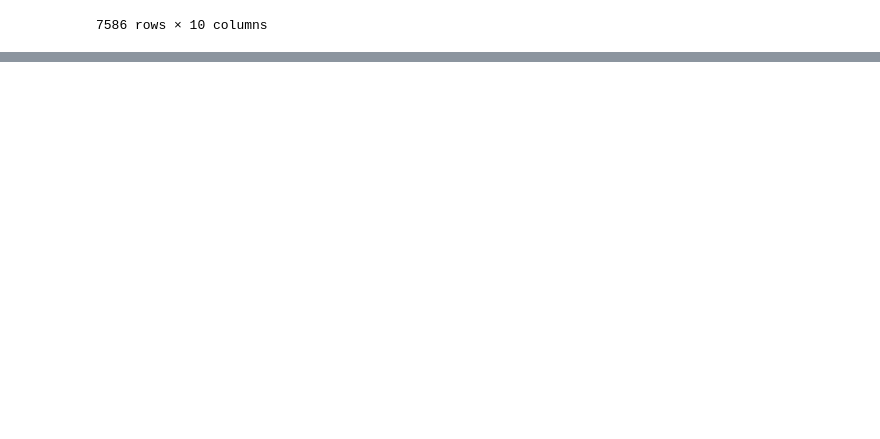
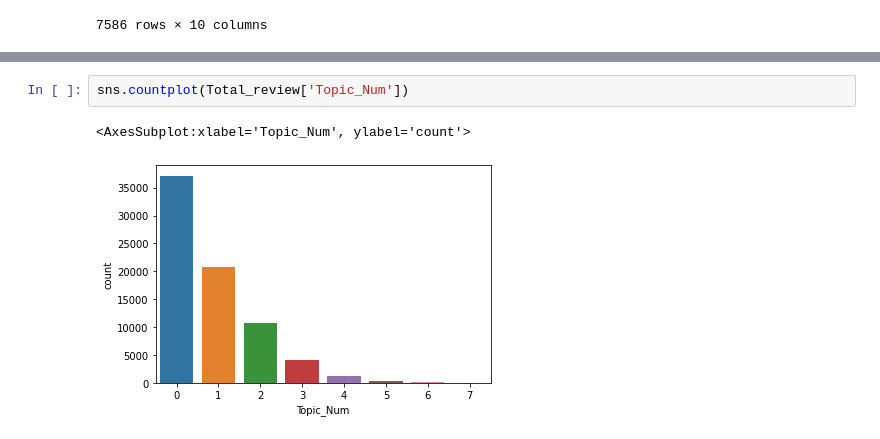
Before and after one commit to Lukaid/NLP_Review_Classifier, a Jupyter notebook: 7_Output_Analysis/final.ipynb, the cells around one changed output, grey strips where cells are left out. Saved outputs shown, nothing was run; the diff lists cells and outputs as text; blank space fills up the shorter version.

```diff
--- a/7_Output_Analysis/final.ipynb
+++ b/7_Output_Analysis/final.ipynb
@@ -107,0 +150,5 @@ LotteOn_After_DT_Predict
+# %%
+sns.countplot(Total_review['Topic_Num'])
+# %% [output]
+<AxesSubplot:xlabel='Topic_Num', ylabel='count'>
+[figure, added]
```
Also changed, not shown: parts of 16 cells of this notebook, 3 other files.
